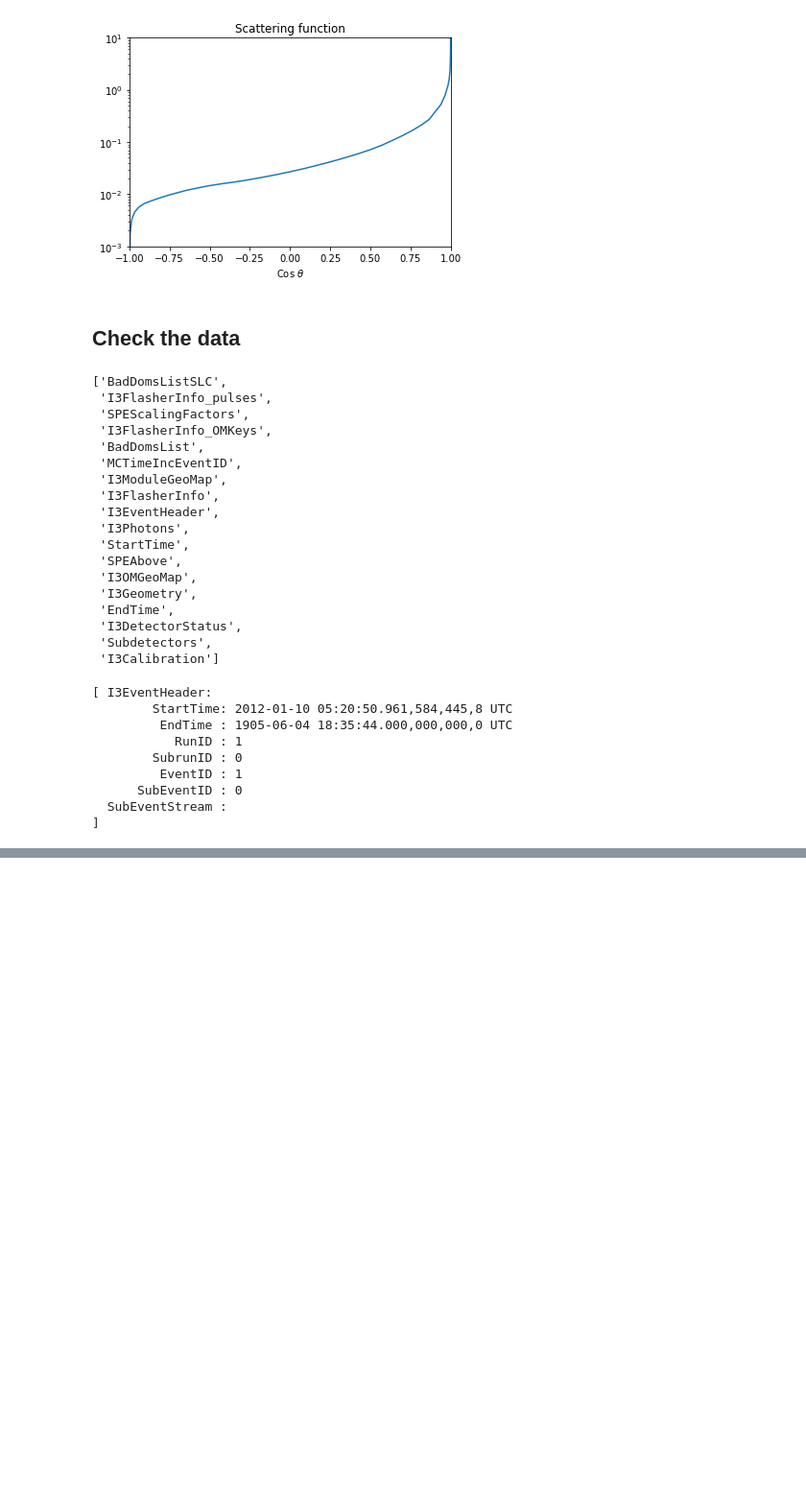
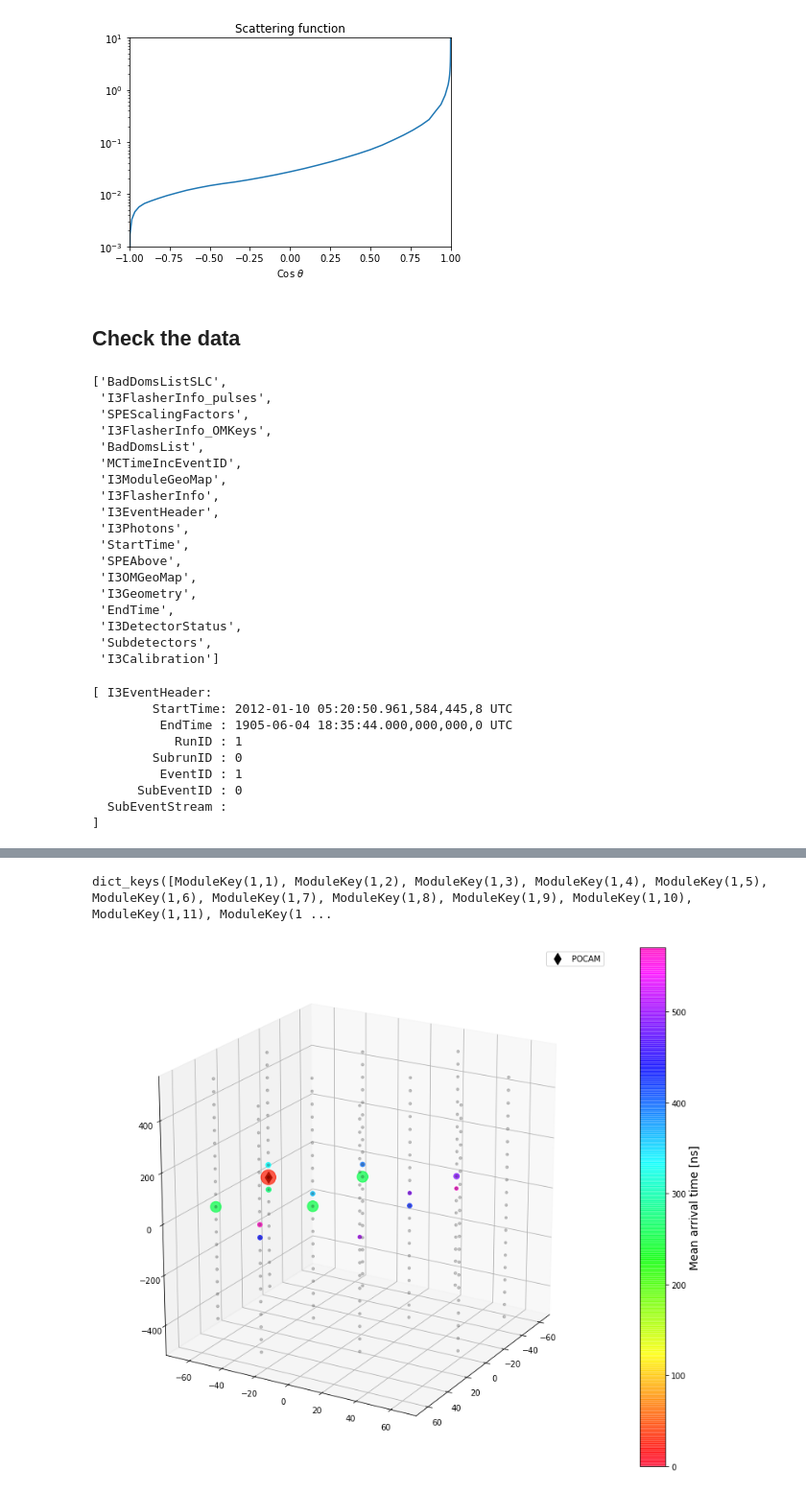
Before and after one commit to ben-nichol/PONE_Ben_Sandbox, a Jupyter notebook: Flasher/examples/notebook.ipynb, the cells around one changed output, grey strips where cells are left out. Shown at 96% size. Saved outputs shown, nothing was run; the diff lists cells and outputs as text; code cells hidden in the pictures; blank space fills up the shorter version.

Commit message:
managed clsim test-flashes.py output on illume interactive job; updated notebook.ipynb to check setup and extract data

```diff
--- a/Flasher/examples/notebook.ipynb
+++ b/Flasher/examples/notebook.ipynb
@@ -143,7 +144,7 @@ plt.show()
 # %% [markdown]
 ## Check the data
 # %%
-f = dataio.I3File('/home/users/fhenningsen/pone_offline/Flasher/examples/test-flashes-new.i3')
+f = dataio.I3File('/home/users/fhenningsen/pone_offline/Flasher/examples/test-flashes.i3.bz2')
 # %%
 frame = f.pop_daq()
 # %%
@@ -215,0 +248,55 @@ ModuleKey(10,11) 2 1105.5006103515625
+# %%
+print(event.keys())
+# %% [output]
+dict_keys([ModuleKey(1,1), ModuleKey(1,2), ModuleKey(1,3), ModuleKey(1,4), ModuleKey(1,5), ModuleKey(1,6), ModuleKey(1,7), ModuleKey(1,8), ModuleKey(1,9), ModuleKey(1,10), ModuleKey(1,11), ModuleKey(1 ...
+# %%
+### Then plot ###
+pocam_key=OMKey(5, 10, 1)
+
+fig = plt.figure(figsize=(11,9))
+ax = Axes3D(fig)
+
+#DOM arrays for plotting DOMs as black dots
+x_doms_d=[]
+y_doms_d=[]
+z_doms_d=[]
+#DOM arrays for plotting hit DOMs
+x_doms=[]
+y_doms=[]
+z_doms=[]
+times=[]
+sizes=[]
+
+for key in event.keys():
+    i = OMKey(key[0], key[1], 1)
+    x_doms_d.append(geo.omgeo[i].position.x)
+    y_doms_d.append(geo.omgeo[i].position.y)
+    z_doms_d.append(geo.omgeo[i].position.z)
+
+    if data_dict[key][0] != 0: # only look at hit DOMs and ignore upgrade modules (+distance limit)
+        x_doms.append(geo.omgeo[i].position.x)
+        y_doms.append(geo.omgeo[i].position.y)
+        z_doms.append(geo.omgeo[i].position.z)
+        times.append(data_dict[key][1]) # time as color
+        sizes.append(30*np.log(data_dict[key][0] + 1)) # counts as size (scaling is arbitrary in this case)
+
+# detector
+p = ax.scatter(x_doms_d, y_doms_d, z_doms_d, c='k', s=10, alpha=0.2)
+
+# hits
+p = ax.scatter(x_doms, y_doms, z_doms, c=times, cmap='gist_rainbow', vmin=0, vmax=np.max(times), s=sizes, alpha=0.7)
+cbar = fig.colorbar(p)
+cbar.set_label("Mean arrival time [ns]", fontsize=14)
+
+# flasher
+p = ax.scatter(geo.omgeo[pocam_key].position.x,
+               geo.omgeo[pocam_key].position.y,
+               geo.omgeo[pocam_key].position.z,
+               s=100, c='k', marker='d', label='POCAM',
+               zorder=0)
+
+ax.view_init(20, 30)
+ax.legend(loc="upper right")
+plt.show()
+# %% [output]
+[figure, added]
```
Also changed, not shown: parts of 4 cells of this notebook.
